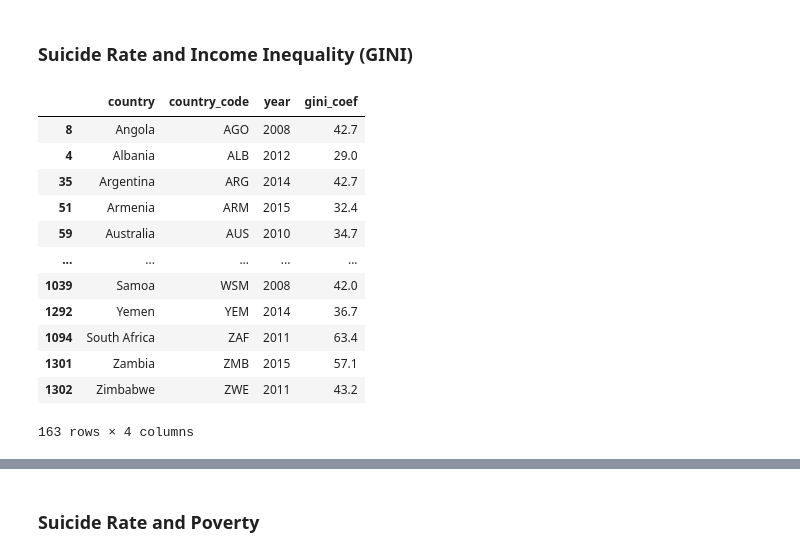
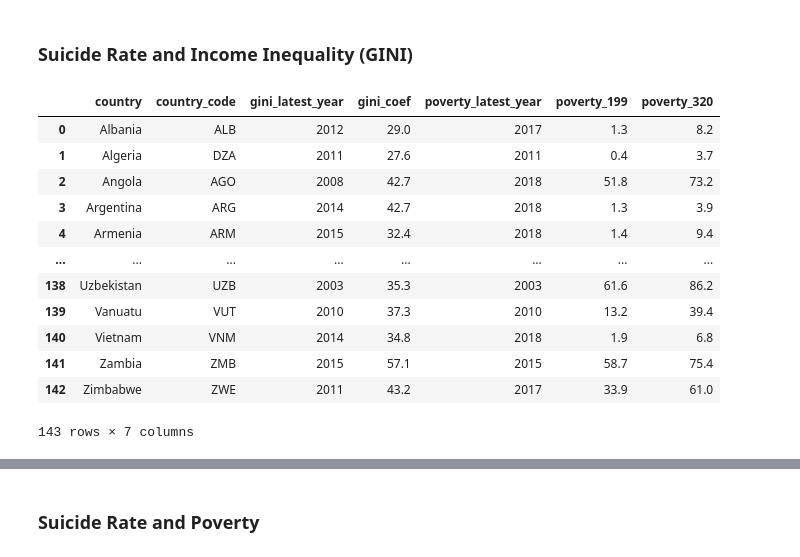
Before and after one commit to mdsi-dsp-at2/eTe-analysis, a Jupyter notebook: analysis/4/suiciderate_socioeconomic.ipynb, the cells around one changed output, grey strips where cells are left out. Drawn from its saved outputs; the diff is of its cells as text; code cells hidden in the pictures.

```diff
--- a/analysis/4/suiciderate_socioeconomic.ipynb
+++ b/analysis/4/suiciderate_socioeconomic.ipynb
@@ -9,25 +14,24 @@ import seaborn as sns
 # %% [markdown]
 ### Suicide Rate and Income Inequality (GINI)
-# %%
-#load the GINI (income inequality) to a data.frame
-#in terms of consistency, all column names are transformed into a lower case
-gini_latest = pd.read_csv('../../raw_data/economic-inequality-gini-index.csv',
-                  names = ['country','country_code','year','gini_coef'],
-                  skiprows = 1)
-gini_latest
-# %% [output]
-|  | country | country_code | year | gini_coef |
-| 8 | Angola | AGO | 2008 | 42.7 |
-| 4 | Albania | ALB | 2012 | 29.0 |
-| 35 | Argentina | ARG | 2014 | 42.7 |
-| 51 | Armenia | ARM | 2015 | 32.4 |
-| 59 | Australia | AUS | 2010 | 34.7 |
-| ... | ... | ... | ... | ... |
-| 1039 | Samoa | WSM | 2008 | 42.0 |
-| 1292 | Yemen | YEM | 2014 | 36.7 |
-| 1094 | South Africa | ZAF | 2011 | 63.4 |
-| 1301 | Zambia | ZMB | 2015 | 57.1 |
-| 1302 | Zimbabwe | ZWE | 2011 | 43.2 |
-163 rows × 4 columns
+# %%
+#load the socioeconomic indicators to a data.frame
+#SuicideDataReader is a defined class/module to read the data from the data sources
+reader = SuicideDataReader()
+socioeconomic = reader.read_data(SuicideRawData.SOCIOECONOMIC)
+socioeconomic
+# %% [output]
+|  | country | country_code | gini_latest_year | gini_coef | poverty_latest_year | poverty_199 | poverty_320 |
+| 0 | Albania | ALB | 2012 | 29.0 | 2017 | 1.3 | 8.2 |
+| 1 | Algeria | DZA | 2011 | 27.6 | 2011 | 0.4 | 3.7 |
+| 2 | Angola | AGO | 2008 | 42.7 | 2018 | 51.8 | 73.2 |
+| 3 | Argentina | ARG | 2014 | 42.7 | 2018 | 1.3 | 3.9 |
+| 4 | Armenia | ARM | 2015 | 32.4 | 2018 | 1.4 | 9.4 |
+| ... | ... | ... | ... | ... | ... | ... | ... |
+| 138 | Uzbekistan | UZB | 2003 | 35.3 | 2003 | 61.6 | 86.2 |
+| 139 | Vanuatu | VUT | 2010 | 37.3 | 2010 | 13.2 | 39.4 |
+| 140 | Vietnam | VNM | 2014 | 34.8 | 2018 | 1.9 | 6.8 |
+| 141 | Zambia | ZMB | 2015 | 57.1 | 2015 | 58.7 | 75.4 |
+| 142 | Zimbabwe | ZWE | 2011 | 43.2 | 2017 | 33.9 | 61.0 |
+143 rows × 7 columns
 # %%
 #load the suicide rate to a data.frame
```
Also changed, not shown: parts of 8 cells of this notebook.
